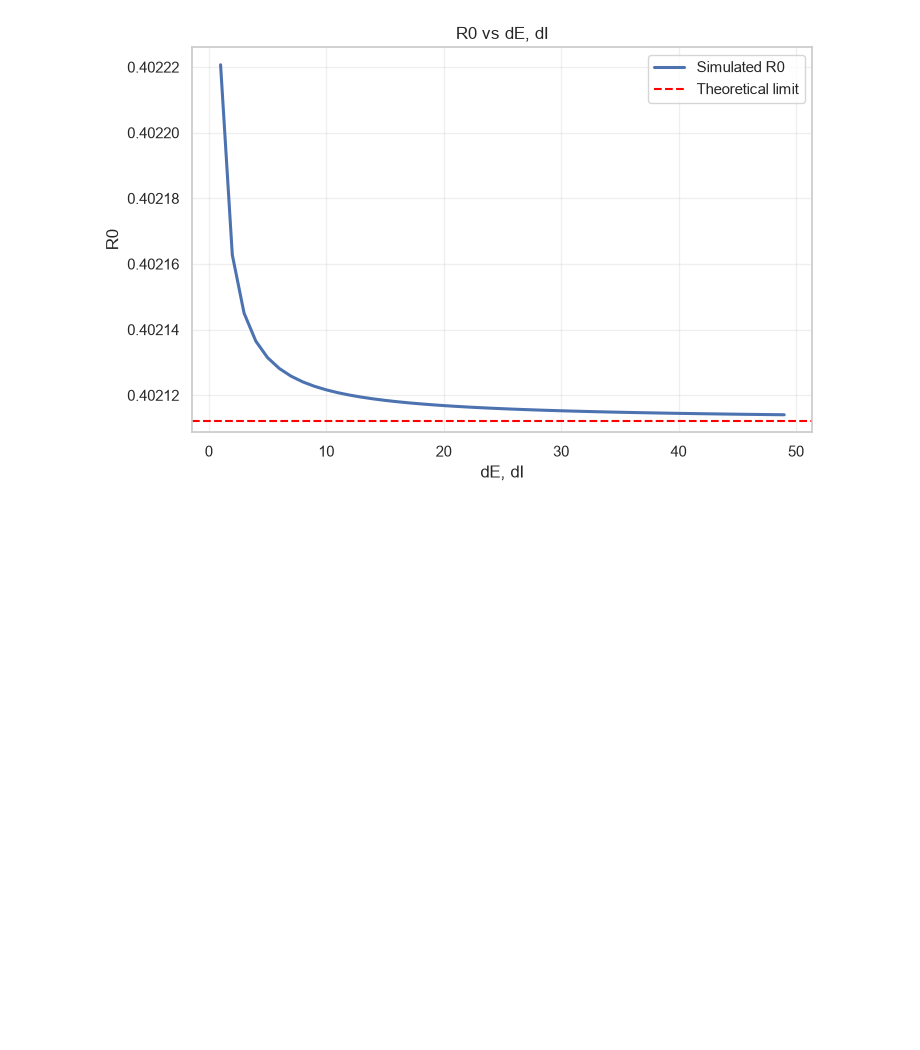
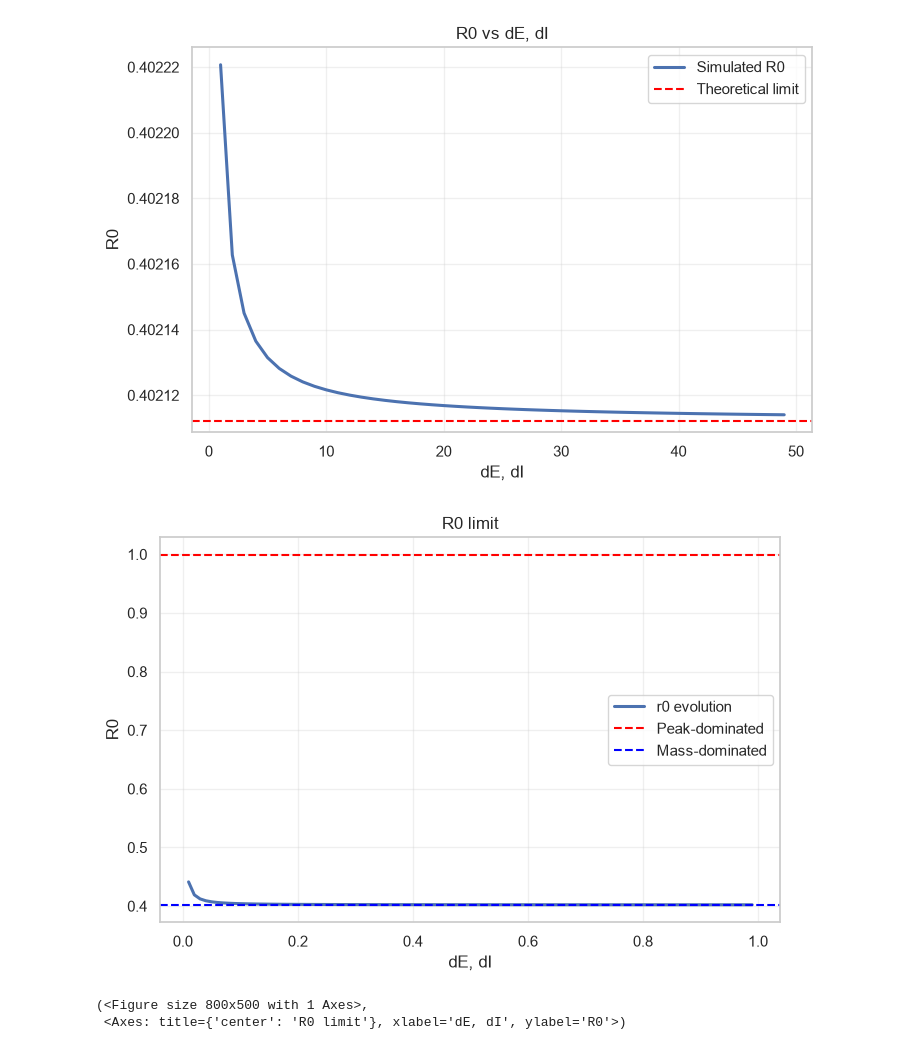
Before and after one commit to kdevultra/seirs-spatial-heterogeneity-research, a Jupyter notebook: notebooks/nb1_global_correctness.ipynb, the cells around one changed output. Cells and saved outputs as stored; diff of their text form; code cells hidden in the pictures; blank space fills up the shorter version.

Commit message:
params def

```diff
--- a/notebooks/nb1_global_correctness.ipynb
+++ b/notebooks/nb1_global_correctness.ipynb
@@ -566,3 +560,49 @@ fig, ax = plot_R0_limit(
 )
 # %% [output]
 [figure]
+# %%
+dEI_range = np.arange(1e-2, 1.0, 1e-2)
+r0_evolution = np.zeros_like(dEI_range)
+
+R0_limit1 = (POPULATION_DENSITY/OMEGA) * np.max(np.where(gamma_field != 0, beta_field/gamma_field, 0))
+R0_limit2 = (POPULATION_DENSITY/(OMEGA)) * (mass(beta_field, baseParams.h) / mass(gamma_field, baseParams.h) )
+
+dEI_range, r0_evolution = simulate_R0(dEI_range=dEI_range, r0_evolution=r0_evolution)
+# %%
+def plot_R0_limit_both(dEI_range, r0_evolution,
+                      line_label='r0 evolution',
+                      title='R0 limit', xlabel='dE, dI', ylabel='R0',
+                      ax=None, show=True, save_path=None):
+    if ax is None:
+        fig, ax = plt.subplots(figsize=(8, 5))
+    else:
+        fig = ax.figure
+
+    sb.lineplot(x=dEI_range, y=r0_evolution, ax=ax,
+                 label=line_label, linewidth=2.2)
+    ax.axhline(R0_limit1, color='red', linestyle='--',
+               linewidth=1.5, label="Peak-dominated")
+    ax.axhline(R0_limit2, color='blue', linestyle='--',
+               linewidth=1.5, label="Mass-dominated")
+
+    ax.set_xlabel(xlabel)
+    ax.set_ylabel(ylabel)
+    ax.set_title(title)
+    ax.legend()
+    ax.grid(True, alpha=0.3)
+
+    if save_path:
+        fig.savefig(output_dir / save_path, bbox_inches='tight')
+    if show:
+        plt.show()
+
+    return fig, ax
+# %%
+plot_R0_limit_both(
+    dEI_range=dEI_range,
+    r0_evolution=r0_evolution
+)
+# %% [output]
+[figure, added]
+(<Figure size 800x500 with 1 Axes>,
+ <Axes: title={'center': 'R0 limit'}, xlabel='dE, dI', ylabel='R0'>)
```
Also changed, not shown: parts of 3 cells of this notebook, 2 other files.
